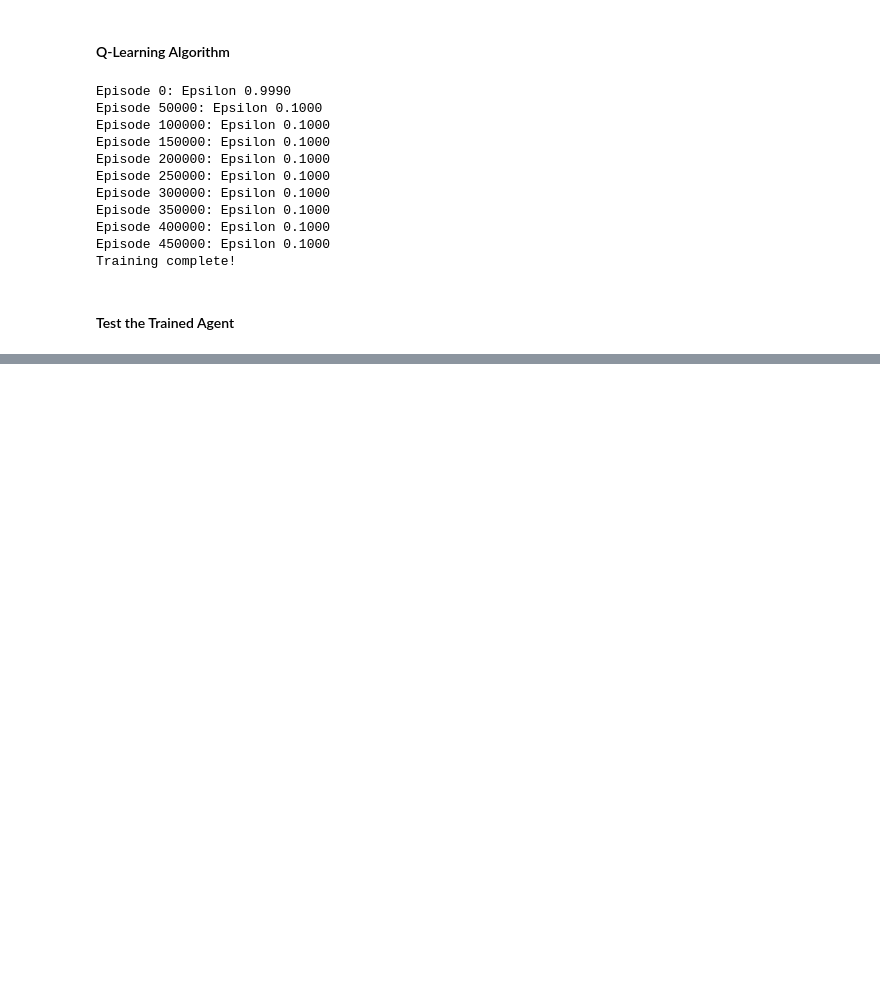
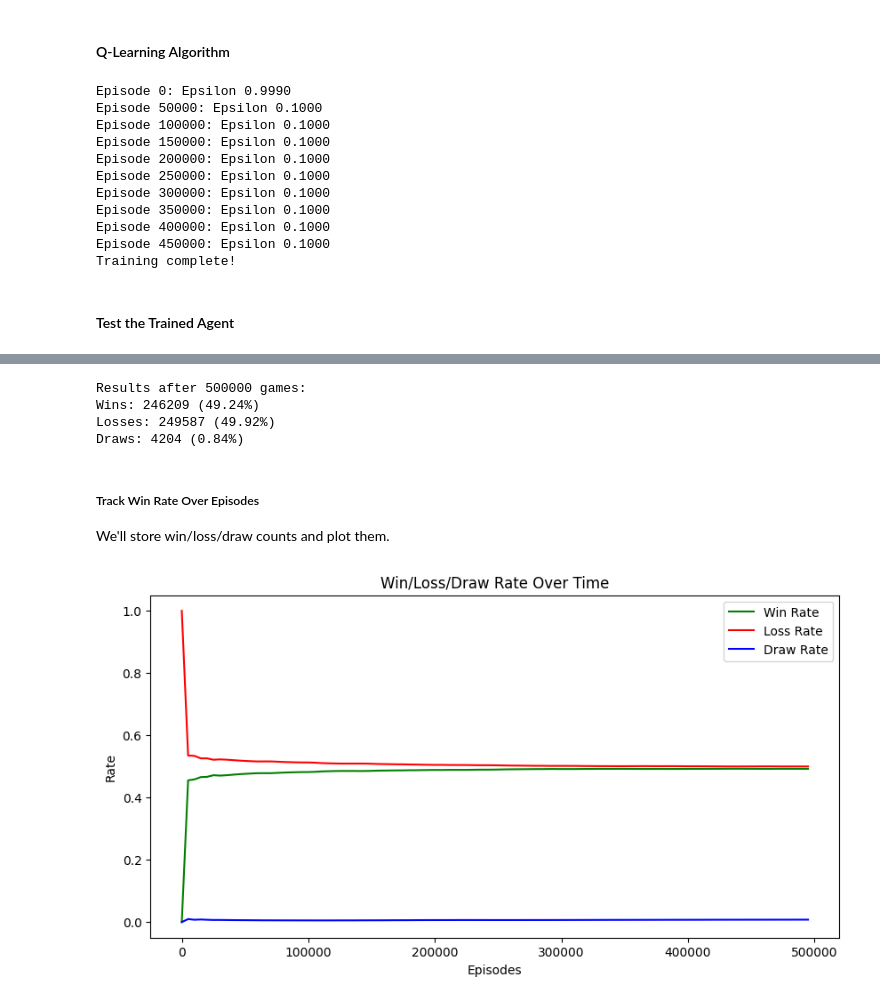
Before and after one commit to samarelayed/Reinforcement_Learning_Blackjack, a Jupyter notebook: Reinforcement_Learning_Blackjack.ipynb, the cells around one changed output, grey strips where cells are left out. Saved outputs shown, nothing was run; the diff lists cells and outputs as text; code cells hidden in the pictures; blank space fills up the shorter version.

```diff
--- a/Reinforcement_Learning_Blackjack.ipynb
+++ b/Reinforcement_Learning_Blackjack.ipynb
@@ -78,0 +285,8 @@ Training complete!
+# %%
+#  Implement Boltzmann Exploration
+def boltzmann_action_selection(state, temperature=1.0):
+    """Select an action based on softmax probability distribution."""
+    q_values = get_Q(state)
+    exp_values = np.exp(q_values / temperature)
+    probabilities = exp_values / np.sum(exp_values)
+    return np.random.choice([0, 1], p=probabilities)
@@ -78,0 +313,24 @@ Training complete!
+# %%
+# Implement Reward Shaping
+def modified_reward(state, action, reward):
+    """Modify rewards to encourage better decisions."""
+    player_sum, dealer_card, usable_ace = state
+
+    if action == 1 and player_sum > 18:  # Penalty for risky hits
+        reward -= 0.1
+    elif action == 0 and player_sum >= 18:  # Reward for safe sticking
+        reward += 0.1
+
+    return reward
+# %%
+for episode in range(episodes):
+    state, _ = env.reset()
+    done = False
+
+    while not done:
+        action = env.action_space.sample() if random.uniform(0, 1) < epsilon else np.argmax(get_Q(state))
+        next_state, reward, done, truncated, _ = env.step(action)
+        reward = modified_reward(state, action, reward)  # Modify reward
+        best_next_action = np.argmax(get_Q(next_state))
+        Q_table[state][action] += alpha * (reward + gamma * get_Q(next_state, best_next_action) - Q_table[state][action])
+        state = next_state
@@ -78,0 +383,25 @@ Training complete!
+# %%
+print(f"Results after {episodes} games:")
+print(f"Wins: {win_count} ({win_count/episodes:.2%})")
+print(f"Losses: {loss_count} ({loss_count/episodes:.2%})")
+print(f"Draws: {draw_count} ({draw_count/episodes:.2%})")
+# %% [output]
+Results after 500000 games:
+Wins: 246209 (49.24%)
+Losses: 249587 (49.92%)
+Draws: 4204 (0.84%)
+# %% [markdown]
+##### Track Win Rate Over Episodes
+We'll store win/loss/draw counts and plot them.
+# %%
+plt.figure(figsize=(10, 5))
+plt.plot(checkpoints, wins, label="Win Rate", color='g')
+plt.plot(checkpoints, losses, label="Loss Rate", color='r')
+plt.plot(checkpoints, draws, label="Draw Rate", color='b')
+plt.xlabel("Episodes")
+plt.ylabel("Rate")
+plt.title("Win/Loss/Draw Rate Over Time")
+plt.legend()
+plt.show()
+# %% [output]
+[figure, added]
```
Also changed, not shown: parts of 35 cells of this notebook.
